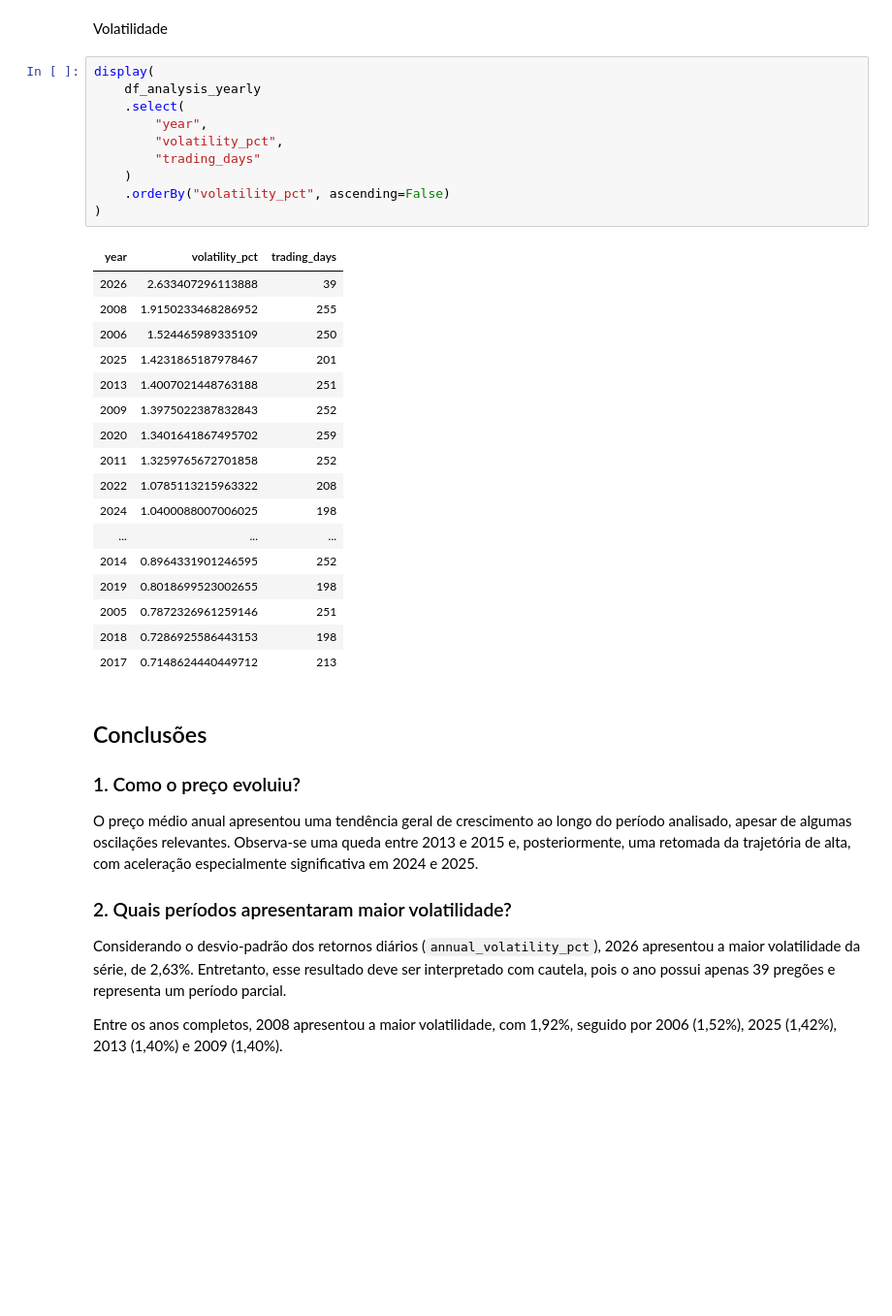
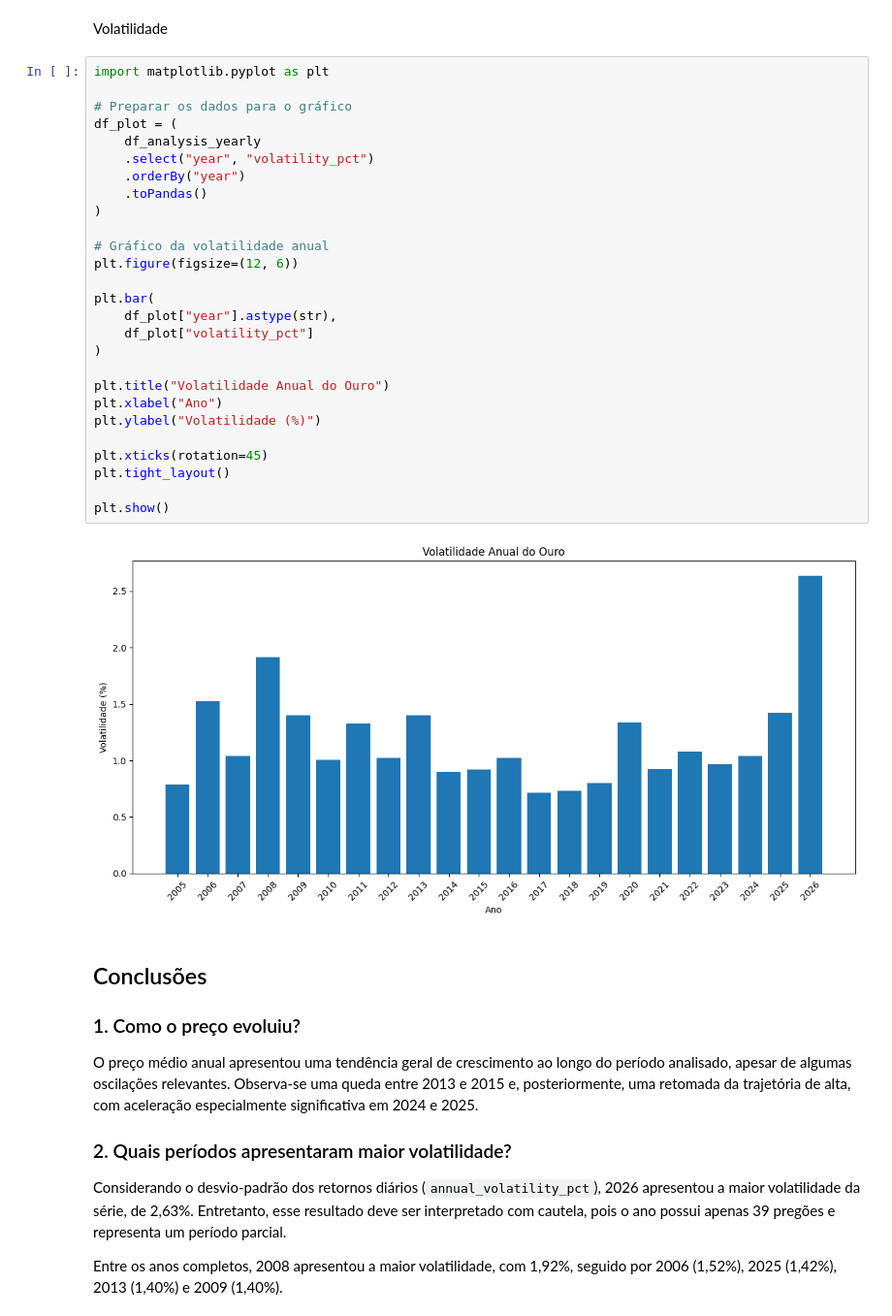
Before and after one commit to lalipedrozo/PUC_MVP_Engenharia_de_Dados, a Jupyter notebook: PUC_MVP_Engenharia_de_Dados.ipynb, the cells around one changed output. Shown at 97% size. Drawn from its saved outputs; the diff is of its cells as text; blank space fills up the shorter version.

```diff
--- a/PUC_MVP_Engenharia_de_Dados.ipynb
+++ b/PUC_MVP_Engenharia_de_Dados.ipynb
@@ -893,34 +896,35 @@ display(
 O maior retorno anual observado foi em 2025 (+64,34%), enquanto o menor ocorreu em 2013 (−28,81%). O ano de 2026 apresenta +18,26% até 24/02/2026, portanto não é comparável diretamente com anos completos.
 # %% [markdown]
 Volatilidade
-# %%
-display(
-    df_analysis_yearly
-    .select(
-        "year",
-        "volatility_pct",
-        "trading_days"
-    )
-    .orderBy("volatility_pct", ascending=False)
-)
-# %% [output]
-| year | volatility_pct | trading_days |
-| 2026 | 2.633407296113888 | 39 |
-| 2008 | 1.9150233468286952 | 255 |
-| 2006 | 1.524465989335109 | 250 |
-| 2025 | 1.4231865187978467 | 201 |
-| 2013 | 1.4007021448763188 | 251 |
-| 2009 | 1.3975022387832843 | 252 |
-| 2020 | 1.3401641867495702 | 259 |
-| 2011 | 1.3259765672701858 | 252 |
-| 2022 | 1.0785113215963322 | 208 |
-| 2024 | 1.0400088007006025 | 198 |
-| ... | ... | ... |
-| 2014 | 0.8964331901246595 | 252 |
-| 2019 | 0.8018699523002655 | 198 |
-| 2005 | 0.7872326961259146 | 251 |
-| 2018 | 0.7286925586443153 | 198 |
-| 2017 | 0.7148624440449712 | 213 |
+# %%
+import matplotlib.pyplot as plt
+
+# Preparar os dados para o gráfico
+df_plot = (
+    df_analysis_yearly
+    .select("year", "volatility_pct")
+    .orderBy("year")
+    .toPandas()
+)
+
+# Gráfico da volatilidade anual
+plt.figure(figsize=(12, 6))
+
+plt.bar(
+    df_plot["year"].astype(str),
+    df_plot["volatility_pct"]
+)
+
+plt.title("Volatilidade Anual do Ouro")
+plt.xlabel("Ano")
+plt.ylabel("Volatilidade (%)")
+
+plt.xticks(rotation=45)
+plt.tight_layout()
+
+plt.show()
+# %% [output]
+[figure, added]
 # %% [markdown]
 ## Conclusões
 
```
Also changed, not shown: parts of 6 cells of this notebook.
